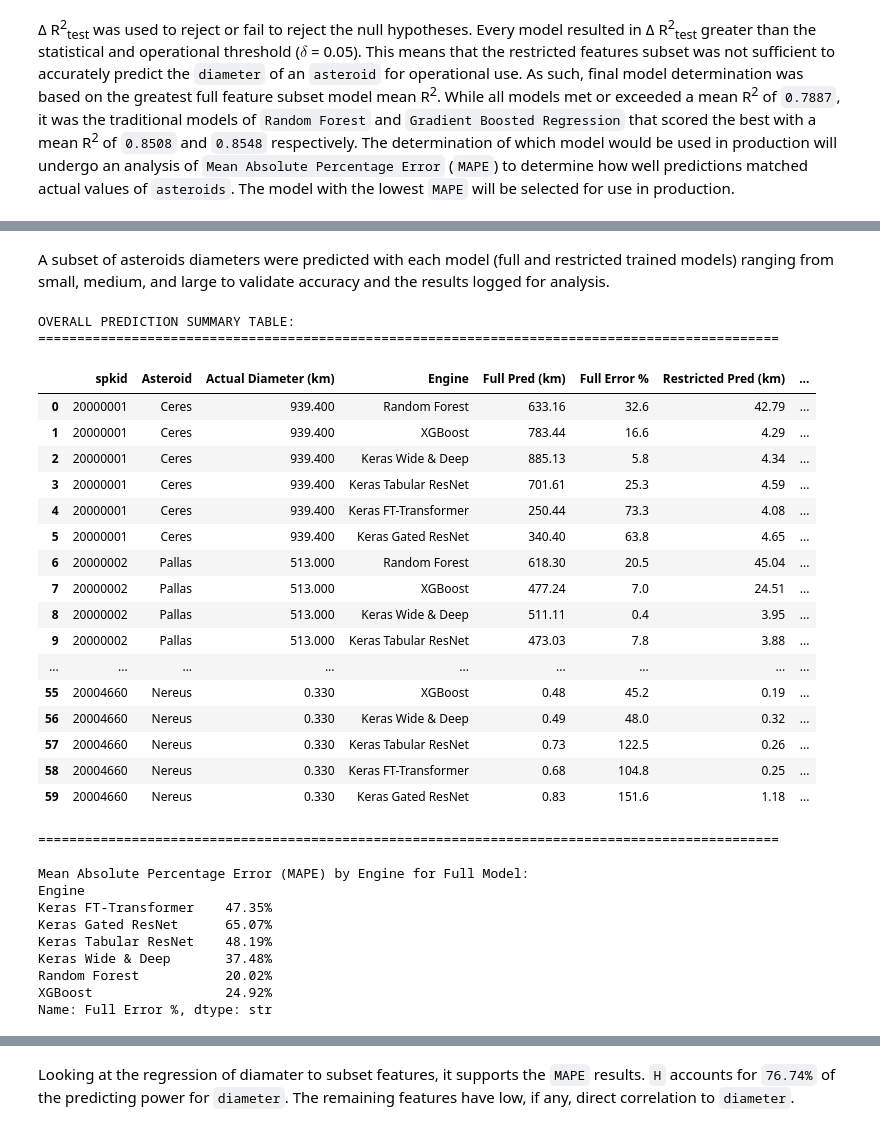
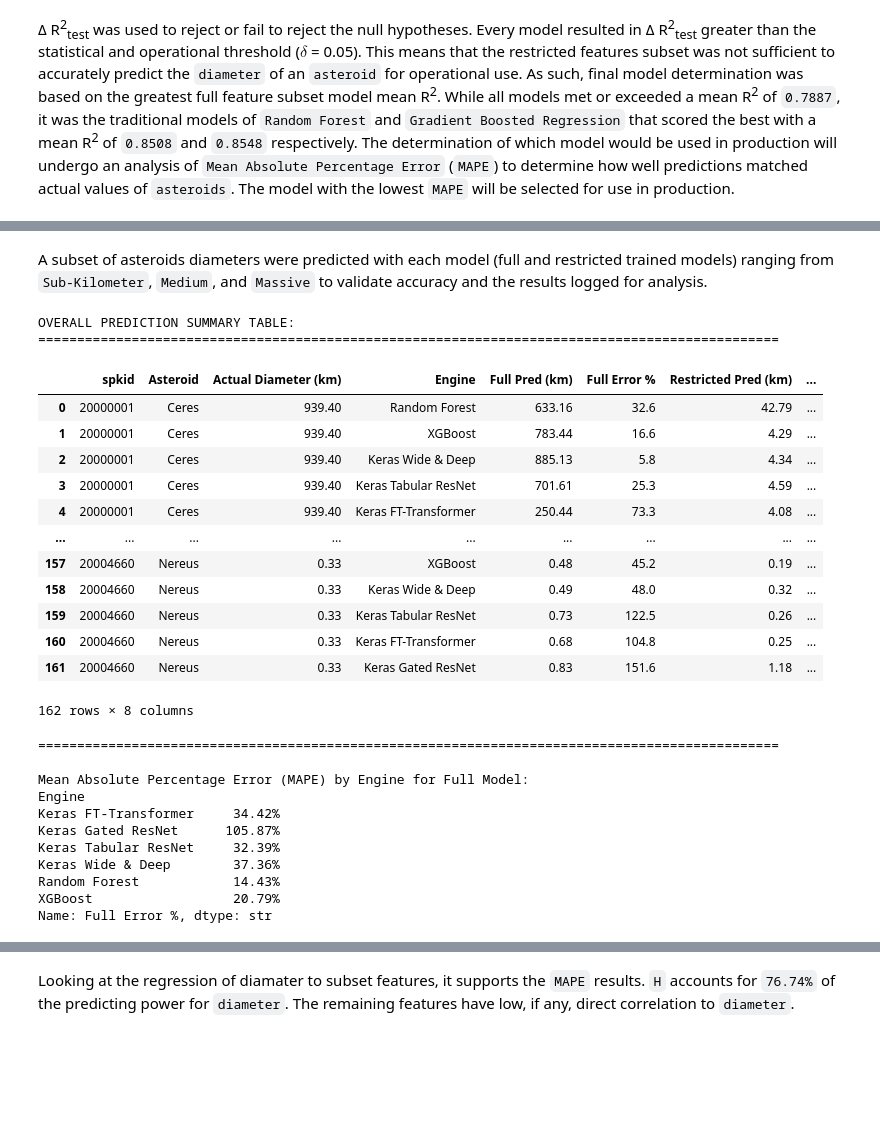
Before and after one commit to Ethereal-Mining-Company/736D616C6C2D626F64792D7633, a Jupyter notebook: main.ipynb, the cells around one changed output, grey strips where cells are left out. Drawn from its saved outputs; the diff is of its cells as text; code cells hidden in the pictures; blank space fills up the shorter version.

```diff
--- a/main.ipynb
+++ b/main.ipynb
@@ -662,18 +662,35 @@ Calculated Delta R² (Drop Impact):        = 0.6396 \
 Statistical Test: [H1_stat] -> Reject H0_stat: Group 2 features significantly improve out-of-sample R².
 Operational Test: [H0_ops] -> Fail to Reject H0_ops: Group 2 feature improvement is > delta (0.05). Restricted subset is insufficient.
 # %% [markdown]
-A subset of asteroids diameters were predicted with each model (full and restricted trained models) ranging from small, medium, and large to validate accuracy and the results logged for analysis.
+A subset of asteroids diameters were predicted with each model (full and restricted trained models) ranging from `Sub-Kilometer`, `Medium`, and `Massive` to validate accuracy and the results logged for analysis.
 # %%
 asteroids = [
     {"spkid": 20000001, "name": "Ceres", "actual": 939.4, "data": {"a": 2.766, "e": 0.0797, "i": 10.59, "H": 3.34}},
+    {"spkid": 20020000, "name": "Varuna", "actual": 900.0, "data": {"a": 43.2, "e": 0.0516, "i": 17.14, "H": 3.79}},
+    {"spkid": 20000004, "name": "Vesta", "actual": 522.77, "data": {"a": 2.361, "e": 0.0902, "i": 7.14, "H": 3.25}},
     {"spkid": 20000002, "name": "Pallas", "actual": 513.0, "data": {"a": 2.77, "e": 0.2307, "i": 34.93, "H": 4.12}},
     {"spkid": 20000003, "name": "Juno", "actual": 246.596, "data": {"a": 2.671, "e": 0.2557, "i": 12.99, "H": 5.19}},
+    {"spkid": 20000065, "name": "Cybele", "actual": 237.26, "data": {"a": 3.407, "e": 0.1279, "i": 3.57, "H": 6.83}},
+    {"spkid": 20000560, "name": "Delila", "actual": 35.334, "data": {"a": 2.753, "e": 0.1579, "i": 8.45, "H": 10.94}},
+    {"spkid": 20001203, "name": "Nanna", "actual": 35.18, "data": {"a": 2.882, "e": 0.2515, "i": 6.0, "H": 11.65}},
     {"spkid": 20001815, "name": "Beethoven", "actual": 30.598, "data": {"a": 3.149, "e": 0.1932, "i": 2.74, "H": 11.39}},
     {"spkid": 20004864, "name": "Nimoy", "actual": 11.874, "data": {"a": 2.468, "e": 0.1782, "i": 3.62, "H": 13.6}},
     {"spkid": 20012358, "name": "Azzurra", "actual": 11.75, "data": {"a": 2.79, "e": 0.1143, "i": 7.61, "H": 13.74}},
+    {"spkid": 20013493, "name": "Lockwood", "actual": 11.101, "data": {"a": 2.668, "e": 0.1995, "i": 12.91, "H": 13.77}},
+    {"spkid": 20005855, "name": "Yukitsuna", "actual": 11.1, "data": {"a": 2.555, "e": 0.154, "i": 15.5, "H": 12.13}},
+    {"spkid": 20013123, "name": "Tyson", "actual": 10.875, "data": {"a": 2.359, "e": 0.2725, "i": 23.27, "H": 12.63}},
+    {"spkid": 20001946, "name": "Walraven", "actual": 9.205, "data": {"a": 2.294, "e": 0.2345, "i": 8.16, "H": 12.27}},
+    {"spkid": 20000970, "name": "Primula", "actual": 9.204, "data": {"a": 2.559, "e": 0.2723, "i": 5.03, "H": 12.25}},
+    {"spkid": 20002445, "name": "Blazhko", "actual": 9.13, "data": {"a": 2.269, "e": 0.1467, "i": 6.07, "H": 12.39}},
+    {"spkid": 20008626, "name": "Melissarauch", "actual": 4.266, "data": {"a": 3.169, "e": 0.1038, "i": 6.18, "H": 14.46}},
+    {"spkid": 20012503, "name": "Danielpeterson", "actual": 4.266, "data": {"a": 2.756, "e": 0.1282, "i": 8.75, "H": 14.36}},
+    {"spkid": 20003072, "name": "Vilnius", "actual": 4.26, "data": {"a": 2.239, "e": 0.1799, "i": 5.65, "H": 13.68}},
     {"spkid": 20091287, "name": "Simon-Garfunkel", "actual": 1.745, "data": {"a": 2.289, "e": 0.1076, "i": 6.23, "H": 15.83}},
     {"spkid": 20001865, "name": "Cerberus", "actual": 1.2, "data": {"a": 1.08, "e": 0.4669, "i": 16.1, "H": 16.77}},
     {"spkid": 20001915, "name": "Quetzalcoatl", "actual": 0.5, "data": {"a": 2.545, "e": 0.5703, "i": 20.4, "H": 18.38}},
+    {"spkid": 20003757, "name": "Anagolay", "actual": 0.5, "data": {"a": 1.835, "e": 0.4458, "i": 3.87, "H": 19.01}},
+    {"spkid": 20101955, "name": "Bennu", "actual": 0.48444, "data": {"a": 1.126, "e": 0.2037, "i": 6.03, "H": 20.21}},
+    {"spkid": 20398188, "name": "Agni", "actual": 0.462, "data": {"a": 0.8646, "e": 0.2734, "i": 13.25, "H": 19.33}},
     {"spkid": 20004660, "name": "Nereus", "actual": 0.33, "data": {"a": 1.485, "e": 0.3587, "i": 1.45, "H": 18.75}}
 ]
 
@@ -688,58 +705,54 @@ for ast in asteroids:
     engines_list = [
         ("rf", "Random Forest"),
         ("xgboost", "XGBoost"),
         ("keras_wide_deep", "Keras Wide & Deep"),
         ("keras_resnet", "Keras Tabular ResNet"),
         ("keras_ft_transformer", "Keras FT-Transformer"),
         ("keras_gated_resnet", "Keras Gated ResNet")
     ]
 
     for engine, engine_name in engines_list:
         preds = predict_model(sample_data, engine_type=engine, model_type="both", test_mode=TEST_RUN)
         full_p, rest_p = preds['full_model_prediction'], preds['restricted_model_prediction']
         full_err_pct = (abs(full_p - actual_dia) / actual_dia) * 100
         rest_err_pct = (abs(rest_p - actual_dia) / actual_dia) * 100
 
         results_records.append({
             "spkid": spkid_id, "Asteroid": name_ast, "Actual Diameter (km)": actual_dia, "Engine": engine_name,
             "Full Pred (km)": round(full_p, 2), "Full Error %": round(full_err_pct, 1),
             "Restricted Pred (km)": round(rest_p, 2), "Restricted Error %": round(rest_err_pct, 1)
         })
 
 df_summary = pd.DataFrame(results_records)
 print("\nOVERALL PREDICTION SUMMARY TABLE:\n" + "=" * 95)
 display(df_summary)
 print("=" * 95 + "\n\nMean Absolute Percentage Error (MAPE) by Engine for Full Model:")
 print(df_summary.groupby("Engine")["Full Error %"].mean().map("{:.2f}%".format))
 # %% [output]
 OVERALL PREDICTION SUMMARY TABLE:
 ===============================================================================================
 |  | spkid | Asteroid | Actual Diameter (km) | Engine | Full Pred (km) | Full Error % | Restricted Pred (km) | ... |
-| 0 | 20000001 | Ceres | 939.400 | Random Forest | 633.16 | 32.6 | 42.79 | ... |
-| 1 | 20000001 | Ceres | 939.400 | XGBoost | 783.44 | 16.6 | 4.29 | ... |
-| 2 | 20000001 | Ceres | 939.400 | Keras Wide & Deep | 885.13 | 5.8 | 4.34 | ... |
-| 3 | 20000001 | Ceres | 939.400 | Keras Tabular ResNet | 701.61 | 25.3 | 4.59 | ... |
-| 4 | 20000001 | Ceres | 939.400 | Keras FT-Transformer | 250.44 | 73.3 | 4.08 | ... |
-| 5 | 20000001 | Ceres | 939.400 | Keras Gated ResNet | 340.40 | 63.8 | 4.65 | ... |
-| 6 | 20000002 | Pallas | 513.000 | Random Forest | 618.30 | 20.5 | 45.04 | ... |
-| 7 | 20000002 | Pallas | 513.000 | XGBoost | 477.24 | 7.0 | 24.51 | ... |
-| 8 | 20000002 | Pallas | 513.000 | Keras Wide & Deep | 511.11 | 0.4 | 3.95 | ... |
-| 9 | 20000002 | Pallas | 513.000 | Keras Tabular ResNet | 473.03 | 7.8 | 3.88 | ... |
+| 0 | 20000001 | Ceres | 939.40 | Random Forest | 633.16 | 32.6 | 42.79 | ... |
+| 1 | 20000001 | Ceres | 939.40 | XGBoost | 783.44 | 16.6 | 4.29 | ... |
+| 2 | 20000001 | Ceres | 939.40 | Keras Wide & Deep | 885.13 | 5.8 | 4.34 | ... |
+| 3 | 20000001 | Ceres | 939.40 | Keras Tabular ResNet | 701.61 | 25.3 | 4.59 | ... |
+| 4 | 20000001 | Ceres | 939.40 | Keras FT-Transformer | 250.44 | 73.3 | 4.08 | ... |
 | ... | ... | ... | ... | ... | ... | ... | ... | ... |
-| 55 | 20004660 | Nereus | 0.330 | XGBoost | 0.48 | 45.2 | 0.19 | ... |
-| 56 | 20004660 | Nereus | 0.330 | Keras Wide & Deep | 0.49 | 48.0 | 0.32 | ... |
-| 57 | 20004660 | Nereus | 0.330 | Keras Tabular ResNet | 0.73 | 122.5 | 0.26 | ... |
-| 58 | 20004660 | Nereus | 0.330 | Keras FT-Transformer | 0.68 | 104.8 | 0.25 | ... |
-| 59 | 20004660 | Nereus | 0.330 | Keras Gated ResNet | 0.83 | 151.6 | 1.18 | ... |
+| 157 | 20004660 | Nereus | 0.33 | XGBoost | 0.48 | 45.2 | 0.19 | ... |
+| 158 | 20004660 | Nereus | 0.33 | Keras Wide & Deep | 0.49 | 48.0 | 0.32 | ... |
+| 159 | 20004660 | Nereus | 0.33 | Keras Tabular ResNet | 0.73 | 122.5 | 0.26 | ... |
+| 160 | 20004660 | Nereus | 0.33 | Keras FT-Transformer | 0.68 | 104.8 | 0.25 | ... |
+| 161 | 20004660 | Nereus | 0.33 | Keras Gated ResNet | 0.83 | 151.6 | 1.18 | ... |
-===============================================================================================
-
-Mean Absolute Percentage Error (MAPE) by Engine for Full Model:
-Engine
-Keras FT-Transformer    47.35%
-Keras Gated ResNet      65.07%
-Keras Tabular ResNet    48.19%
-Keras Wide & Deep       37.48%
-Random Forest           20.02%
-XGBoost                 24.92%
-Name: Full Error %, dtype: str
+162 rows × 8 columns
+===============================================================================================
+
+Mean Absolute Percentage Error (MAPE) by Engine for Full Model:
+Engine
+Keras FT-Transformer     34.42%
+Keras Gated ResNet      105.87%
+Keras Tabular ResNet     32.39%
+Keras Wide & Deep        37.36%
+Random Forest            14.43%
+XGBoost                  20.79%
+Name: Full Error %, dtype: str
 # %% [markdown]
```
Also changed, not shown: parts of 5 cells of this notebook, 22 other files.
